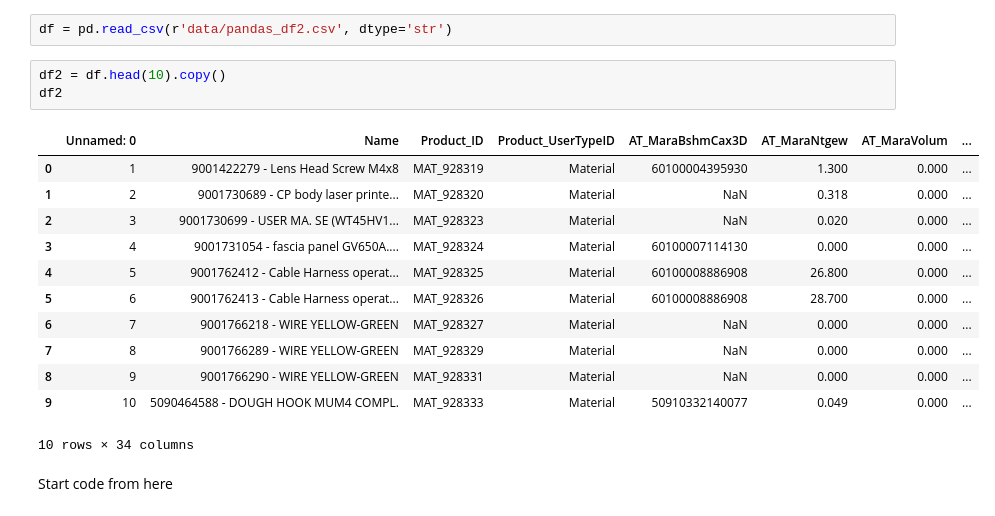
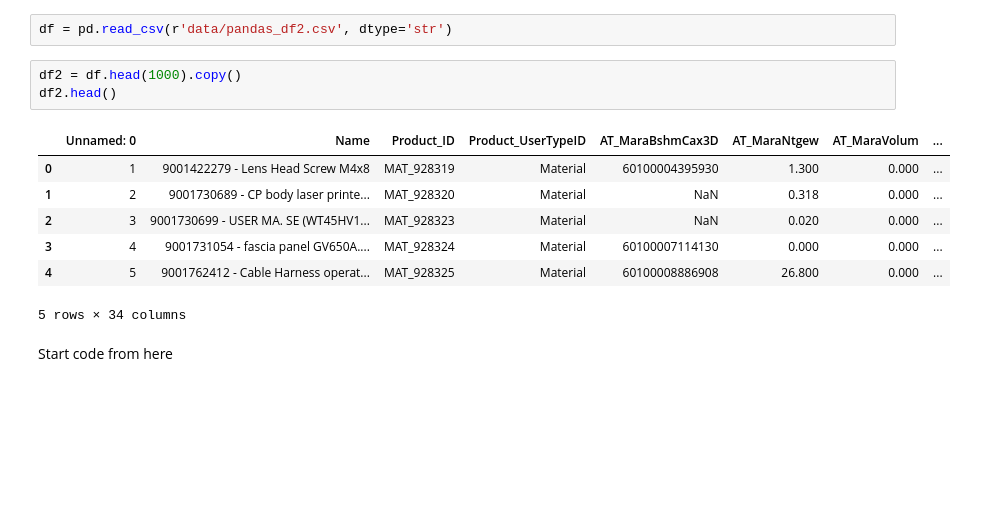
Before and after one commit to danielschulz/OMM-Innovation, a Jupyter notebook: preprocessing.ipynb, the cells around one changed output. Saved outputs shown, nothing was run; the diff lists cells and outputs as text; blank space fills up the shorter version.

```diff
--- a/preprocessing.ipynb
+++ b/preprocessing.ipynb
@@ -4,21 +4,16 @@ import numpy as np
 # %%
 df = pd.read_csv(r'data/pandas_df2.csv', dtype='str')
 # %%
-df2 = df.head(10).copy()
-df2
+df2 = df.head(1000).copy()
+df2.head()
 # %% [output]
 |  | Unnamed: 0 | Name | Product_ID | Product_UserTypeID | AT_MaraBshmCax3D | AT_MaraNtgew | AT_MaraVolum | ... |
 | 0 | 1 | 9001422279 - Lens Head Screw M4x8 | MAT_928319 | Material | 60100004395930 | 1.300 | 0.000 | ... |
 | 1 | 2 | 9001730689 - CP body laser printe... | MAT_928320 | Material | NaN | 0.318 | 0.000 | ... |
 | 2 | 3 | 9001730699 - USER MA. SE (WT45HV1... | MAT_928323 | Material | NaN | 0.020 | 0.000 | ... |
 | 3 | 4 | 9001731054 - fascia panel GV650A.... | MAT_928324 | Material | 60100007114130 | 0.000 | 0.000 | ... |
 | 4 | 5 | 9001762412 - Cable Harness operat... | MAT_928325 | Material | 60100008886908 | 26.800 | 0.000 | ... |
-| 5 | 6 | 9001762413 - Cable Harness operat... | MAT_928326 | Material | 60100008886908 | 28.700 | 0.000 | ... |
-| 6 | 7 | 9001766218 - WIRE YELLOW-GREEN | MAT_928327 | Material | NaN | 0.000 | 0.000 | ... |
-| 7 | 8 | 9001766289 - WIRE YELLOW-GREEN | MAT_928329 | Material | NaN | 0.000 | 0.000 | ... |
-| 8 | 9 | 9001766290 - WIRE YELLOW-GREEN | MAT_928331 | Material | NaN | 0.000 | 0.000 | ... |
-| 9 | 10 | 5090464588 - DOUGH HOOK MUM4 COMPL. | MAT_928333 | Material | 50910332140077 | 0.049 | 0.000 | ... |
-10 rows × 34 columns
+5 rows × 34 columns
 # %% [markdown]
 Start code from here
 # %%
```
Also changed, not shown: parts of 3 cells of this notebook.
